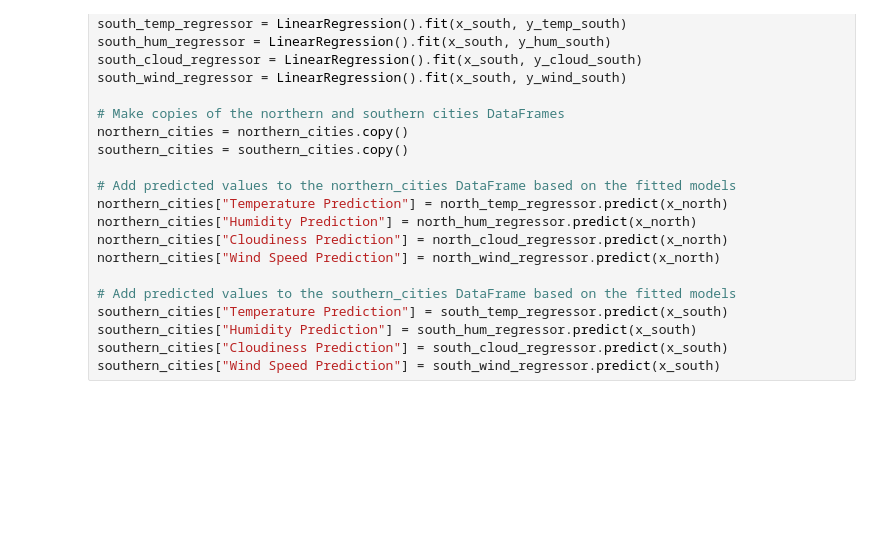
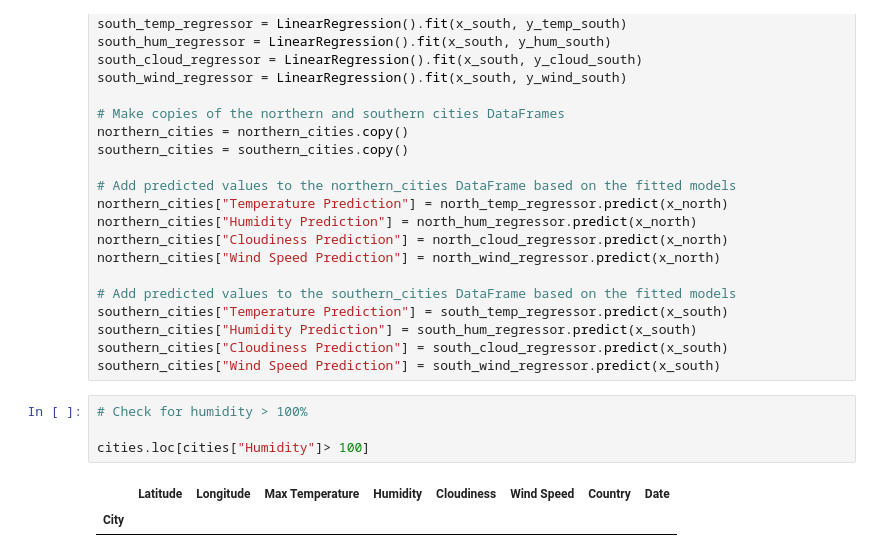
Before and after one commit to marko-londo/Weather-Api-Visualizations, a Jupyter notebook: Notebooks/Weather-Analysis.ipynb, the cells around one changed output. Saved outputs shown, nothing was run; the diff lists cells and outputs as text; blank space fills up the shorter version.

```diff
--- a/Notebooks/Weather-Analysis.ipynb
+++ b/Notebooks/Weather-Analysis.ipynb
@@ -62,6 +60,13 @@ southern_cities["Temperature Prediction"] = south_temp_regressor.predict(x_south
 southern_cities["Humidity Prediction"] = south_hum_regressor.predict(x_south)
 southern_cities["Cloudiness Prediction"] = south_cloud_regressor.predict(x_south)
 southern_cities["Wind Speed Prediction"] = south_wind_regressor.predict(x_south)
+# %%
+# Check for humidity > 100%
+
+cities.loc[cities["Humidity"]> 100]
+# %% [output]
+|  | Latitude | Longitude | Max Temperature | Humidity | Cloudiness | Wind Speed | Country | Date |
+| City |  |  |  |  |  |  |  |  |
 # %%
 plt.subplots(figsize=(8, 6))
 fig1 = sns.scatterplot(x="Latitude", y="Max Temperature", data=cities, color="crimson")
```
Also changed, not shown: parts of 13 cells of this notebook, 12 other files.
